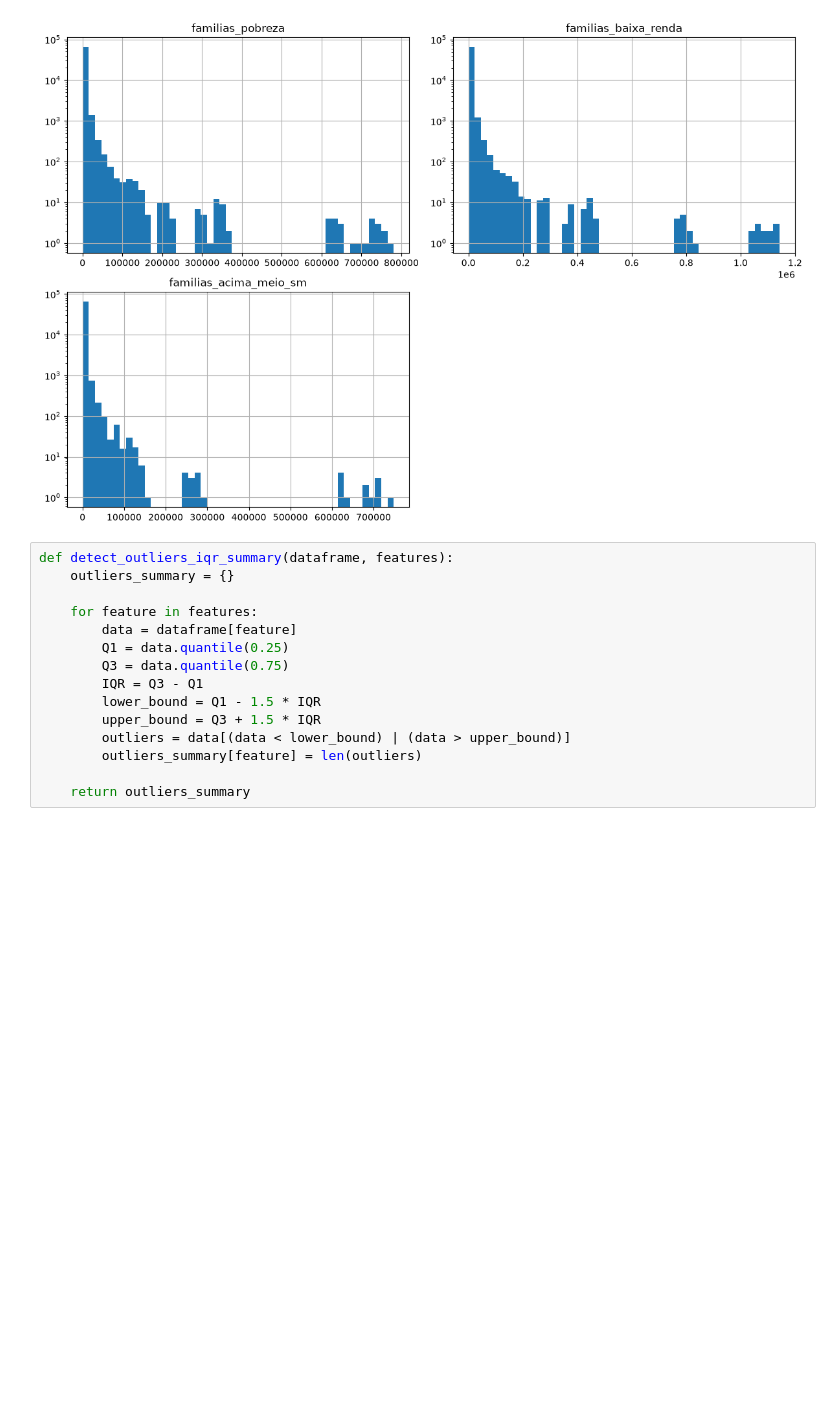
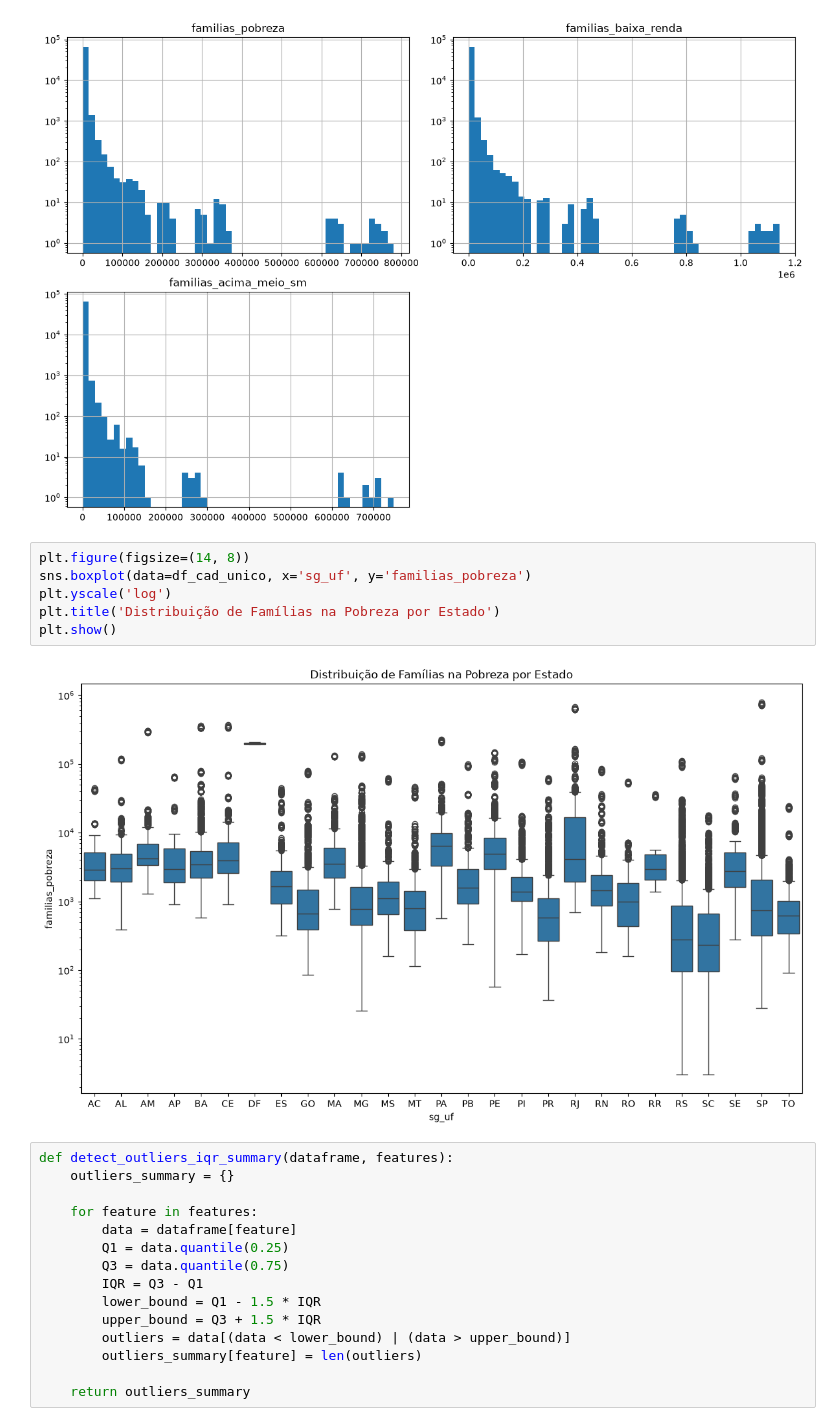
Before and after one commit to beatrizbagesteiro/educacao-pobreza-criminalidade, a Jupyter notebook: notebooks/eda_cad_unico.ipynb, the cells around one changed output. Cells and saved outputs as stored; diff of their text form; blank space fills up the shorter version.

Commit message:
feat: analise cad unico

```diff
--- a/notebooks/eda_cad_unico.ipynb
+++ b/notebooks/eda_cad_unico.ipynb
@@ -100,6 +101,14 @@ plt.tight_layout()
 plt.show()
 # %% [output]
 [figure]
+# %%
+plt.figure(figsize=(14, 8))
+sns.boxplot(data=df_cad_unico, x='sg_uf', y='familias_pobreza')
+plt.yscale('log')
+plt.title('Distribuição de Famílias na Pobreza por Estado')
+plt.show()
+# %% [output]
+[figure, added]
 # %%
 def detect_outliers_iqr_summary(dataframe, features):
     outliers_summary = {}
```
Also changed, not shown: parts of 1 cell of this notebook, 2 other files.
